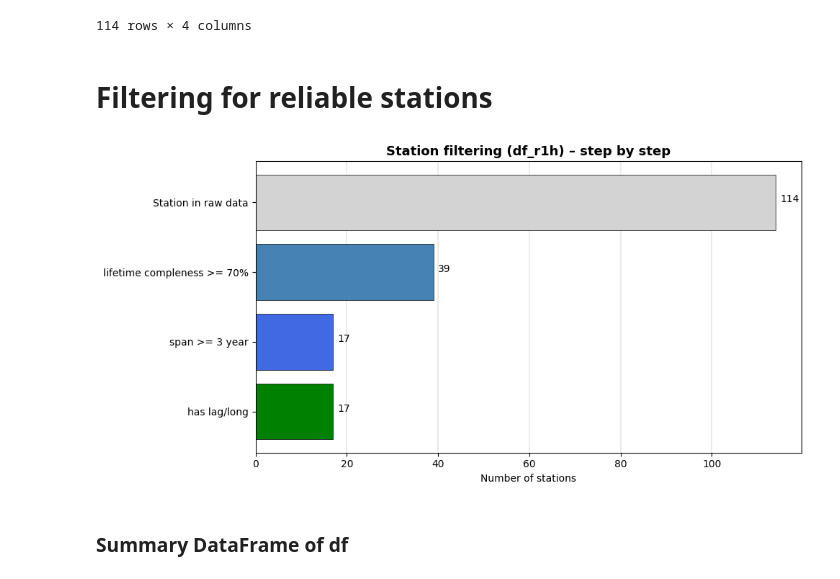
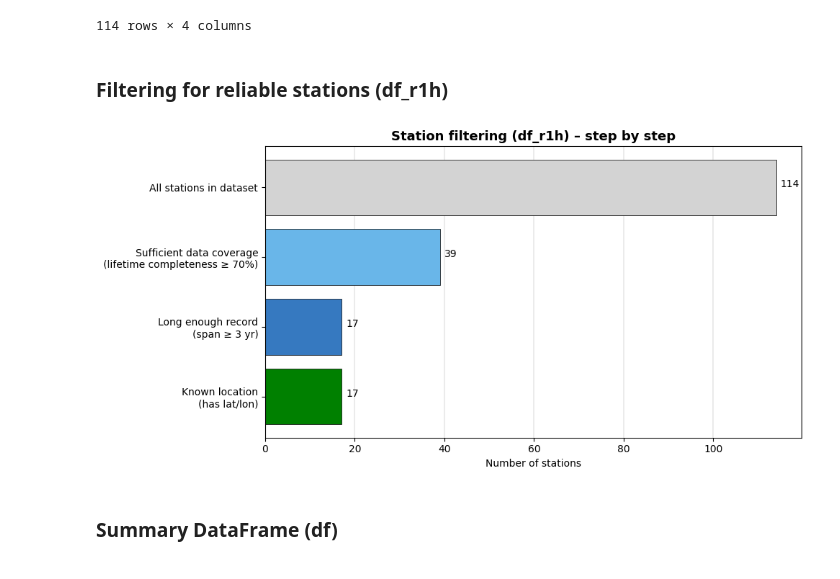
Before and after one commit to pongsakorn-onnim/rainfall_threshold_songkla, a Jupyter notebook: 01_exploratory_data_analysis.ipynb, the cells around one changed output. Cells and saved outputs as stored; diff of their text form; code cells hidden in the pictures.

```diff
--- a/01_exploratory_data_analysis.ipynb
+++ b/01_exploratory_data_analysis.ipynb
@@ -558,43 +509,48 @@ r1h_summary
 | ridtele_TX69 | 2025-03-18 14:00:00 | 2026-04-10 00:00:00 | 1.060689 | 85.256976 |
 114 rows × 4 columns
 # %% [markdown]
-# Filtering for reliable stations
+### Filtering for reliable stations (df_r1h)
 # %%
 r1h_after_completeness = r1h_summary[(r1h_summary['lifetime_pct'] >= 70)]
 r1h_after_span = r1h_after_completeness[((r1h_after_completeness['span_yr'] >= 3))]
 r1h_qualified = r1h_after_span[r1h_after_span.index.isin(df_meta2['tele_station_oldcode'])]
 # %%
-r1h_labels = ['has lag/long', 'span >= 3 year', 'lifetime compleness >= 70%', 'Station in raw data']
+r1h_labels = ['Known location\n(has lat/lon)',
+            'Long enough record\n(span ≥ 3 yr)',
+            'Sufficient data coverage\n(lifetime completeness ≥ 70%)',
+             'All stations in dataset']
+
 
 r1h_counts = [len(r1h_qualified),
           len(r1h_after_span),
+
           len(r1h_after_completeness),
           df_r1h['tele_station_oldcode'].nunique()]
 # %%
-colors = ['green', 'royalblue', 'steelblue', 'lightgrey']
+colors = ['green', "#3679c0", "#69b6e9", 'lightgrey']
 
 fig, ax = plt.subplots(figsize=(10, 5))
 
 bars = ax.barh(r1h_labels, r1h_counts, color=colors, edgecolor='black', linewidth=0.5)        # ax.barh plots from bottom to top
 
 for bar in bars:
     width = bar.get_width()
     y = bar.get_y() + bar.get_height() / 2
     ax.text(width + 1, y, str(width))
 
 ax.set_xticks(range(0, max(r1h_counts)+1, 20))
 ax.xaxis.grid(True, linewidth=0.35)
 
 ax.set_title('Station filtering (df_r1h) – step by step', fontweight='bold', fontsize=13)
 ax.set_xlabel('Number of stations')
 ax.set_axisbelow(True)
 
 plt.tight_layout()
 plt.show()
 # %% [output]
-[figure, old version]
+[figure, new version]
 # %% [markdown]
-### Summary DataFrame of df
+### Summary DataFrame (df)
 # %%
 df_summary = df.groupby('tele_station_oldcode')['rainfall_datetime'].agg(['min', 'max'])
 df_summary['span_yr'] = df_summary['max'] - df_summary['min']
```
Also changed, not shown: parts of 19 cells of this notebook.
